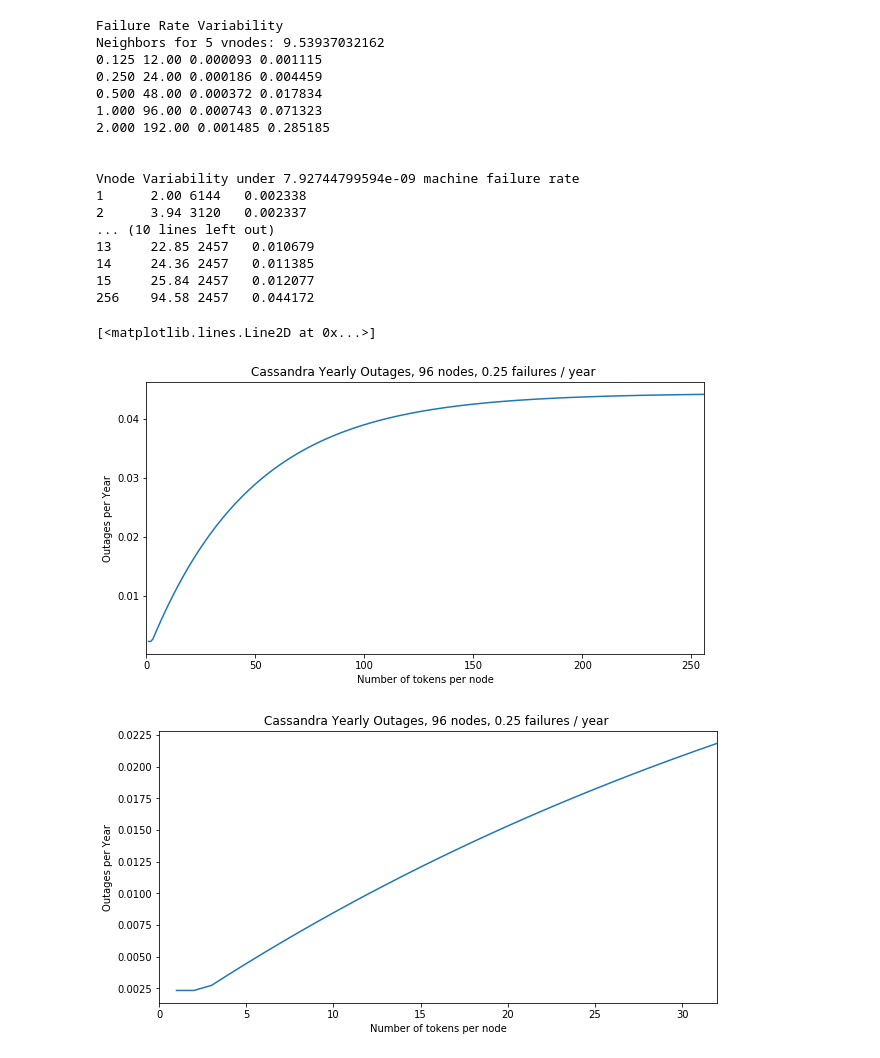
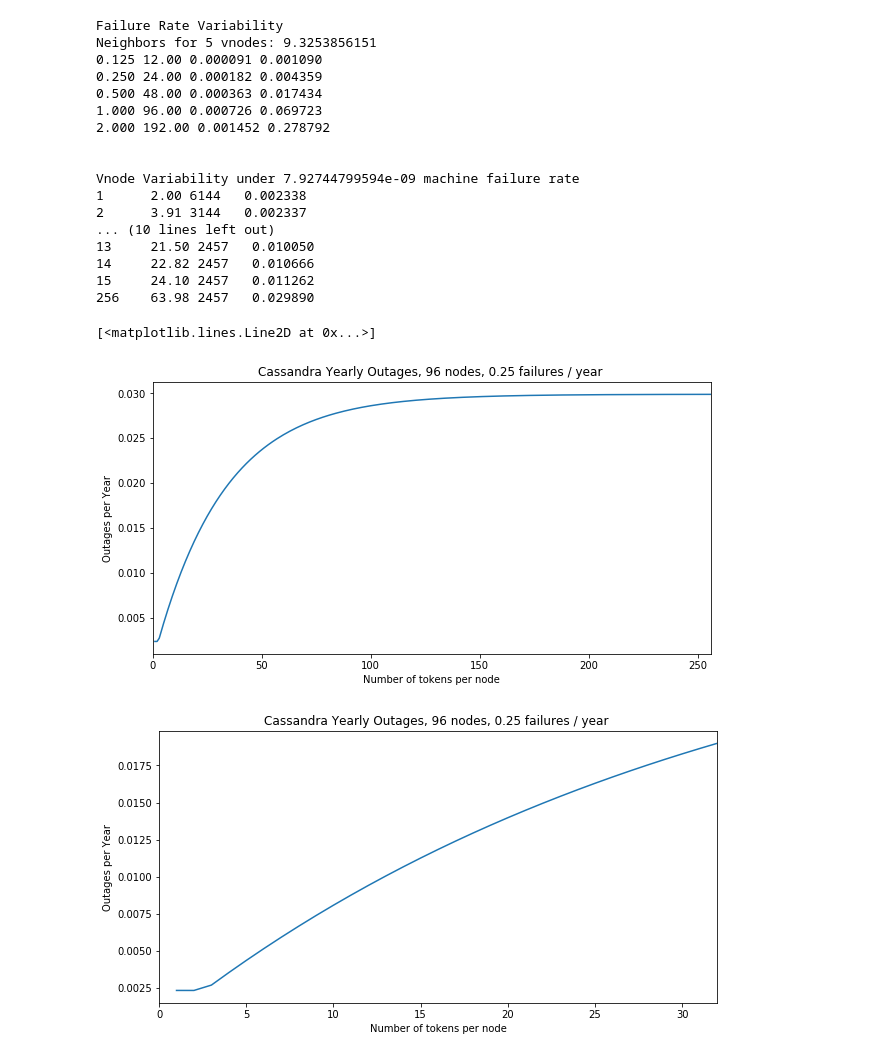
Before and after one commit to jolynch/performance-analysis, a Jupyter notebook: notebooks/cassandra_availability/cassandra_availability.ipynb, the cells around one changed output. Drawn from its saved outputs; the diff is of its cells as text; code cells hidden in the pictures.

Commit message:
Update the Cassandra notebook to take into account racks

```diff
--- a/notebooks/cassandra_availability/cassandra_availability.ipynb
+++ b/notebooks/cassandra_availability/cassandra_availability.ipynb
@@ -12,11 +12,16 @@ def _comb(n, k):
     return math.factorial(n) / (math.factorial(k) * math.factorial(n - k))
 
 # Boils down to "If I pick nodes (rf - 1) * vnode times, how many
-# distinct nodes will I have in expectation
+# distinct nodes will I have in expectation. Note that this is a slightly
+# optimistic estimate because Cassandra won't place two replicas of the
+# same token on the same machine or rack, but this is close enough for
+# the model
 # https://math.stackexchange.com/questions/72223/finding-expected-number-of-distinct-values-selected-from-a-set-of-integers
 def num_neighbors(n, v, rf):
     k = v * (rf - 1)
-    n = n - 1
+    # As cassandra is rack aware, we assume #racks == #replicas
+    # This is maybe a bad assumption for some datacenter deployments
+    n = n - (n / rf)
     return sum((-1)**i * _comb(k, i + 1) * n**(-i) for i in range(0, k-1))
 
 def p_outage_given_failure(recovery, num_neighbors, rate):
@@ -66,43 +71,43 @@ for vnode in num_vnodes:
     failures = exp_failures(num_nodes, arate, year)
     probability = p_outage_given_failure(recovery, neighbors, arate)
     p = "{0: <6} {1:.2f} {2: <6} {3:.6f}".format(
         vnode, neighbors, recovery, failures * probability
     )
     if vnode < 16 or vnode > 255:
         print(p)
     outages.append(failures * probability)
 
 plt.figure(figsize=(10,5))
 plt.title("Cassandra Yearly Outages, {0} nodes, {1:.2f} failures / year ".format(num_nodes, arate * year))
 plt.ylabel("Outages per Year")
 plt.xlabel("Number of tokens per node")
 plt.xlim(0, 256)
 plt.plot(num_vnodes, outages)
 
 plt.figure(figsize=(10,5))
 plt.title("Cassandra Yearly Outages, {0} nodes, {1:.2f} failures / year ".format(num_nodes, arate * year))
 plt.ylabel("Outages per Year")
 plt.xlabel("Number of tokens per node")
 plt.xlim(0, 32)
 plt.plot(num_vnodes[:32], outages[:32])
 # %% [output]
 Failure Rate Variability
-Neighbors for 5 vnodes: 9.53937032162
-0.125 12.00 0.000093 0.001115
-0.250 24.00 0.000186 0.004459
-0.500 48.00 0.000372 0.017834
-1.000 96.00 0.000743 0.071323
-2.000 192.00 0.001485 0.285185
+Neighbors for 5 vnodes: 9.3253856151
+0.125 12.00 0.000091 0.001090
+0.250 24.00 0.000182 0.004359
+0.500 48.00 0.000363 0.017434
+1.000 96.00 0.000726 0.069723
+2.000 192.00 0.001452 0.278792
 
 
 Vnode Variability under 7.92744799594e-09 machine failure rate
 1      2.00 6144   0.002338
-2      3.94 3120   0.002337
+2      3.91 3144   0.002337
 ... (10 lines left out)
-13     22.85 2457   0.010679
-14     24.36 2457   0.011385
-15     25.84 2457   0.012077
-256    94.58 2457   0.044172
+13     21.50 2457   0.010050
+14     22.82 2457   0.010666
+15     24.10 2457   0.011262
+256    63.98 2457   0.029890
 [<matplotlib.lines.Line2D at 0x...>]
-[figure, old version]
+[figure, new version]
-[figure, old version]
+[figure, new version]
```
